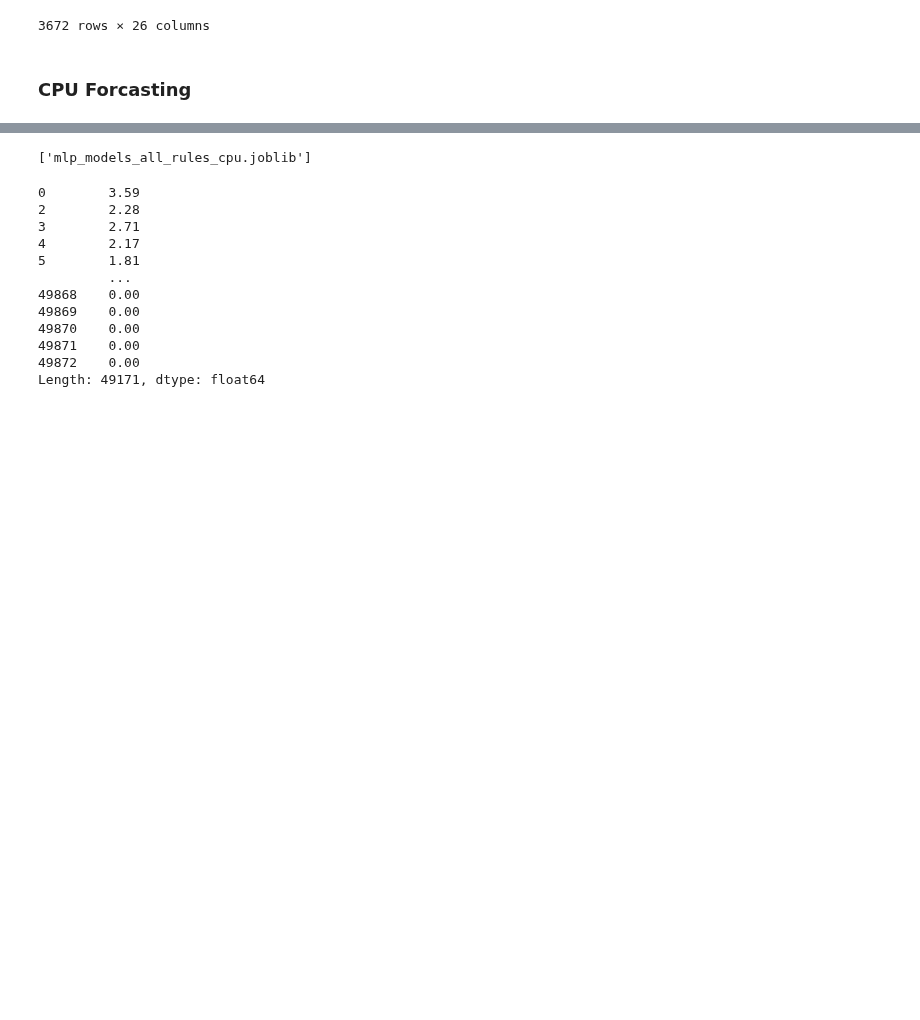
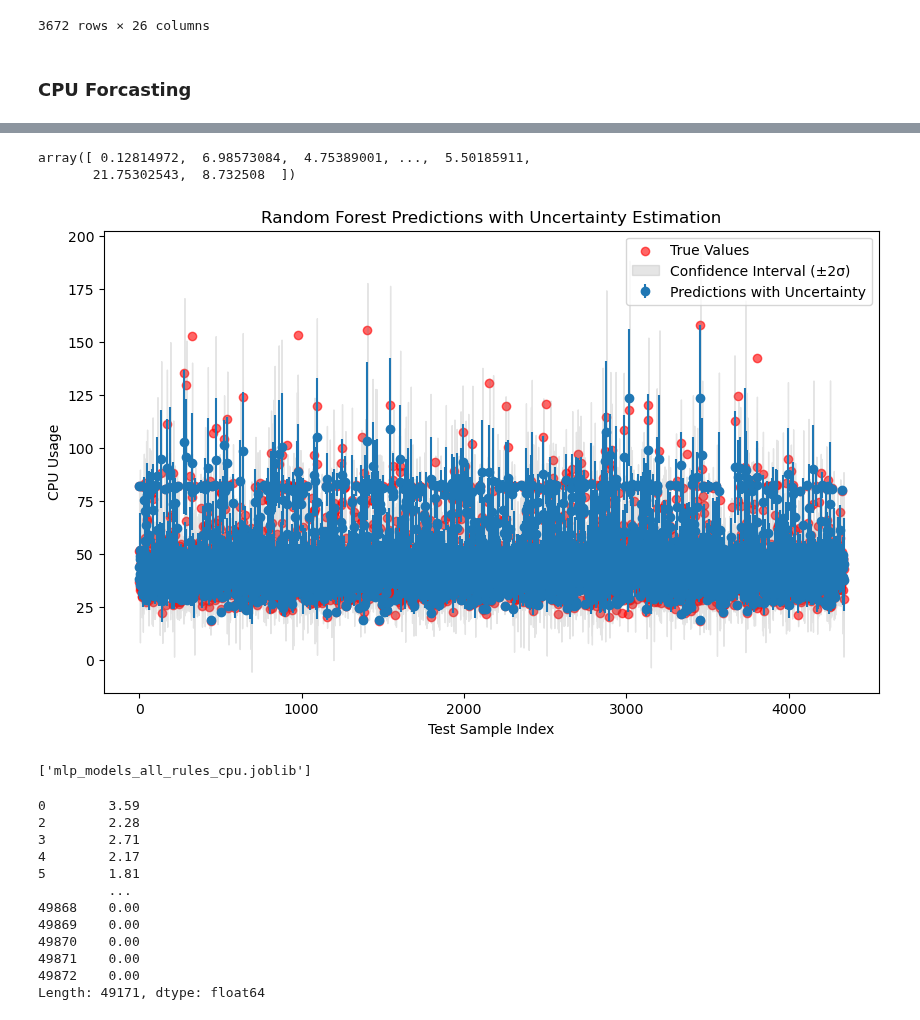
Before and after one commit to sapirani/GreenSecurityMeasurementAndOptimizationFramework, a Jupyter notebook: SplunkResearch/src/cpu_prediction_nb.ipynb, the cells around one changed output, grey strips where cells are left out. Cells and saved outputs as stored; diff of their text form; code cells hidden in the pictures; blank space fills up the shorter version.

```diff
--- a/SplunkResearch/src/cpu_prediction_nb.ipynb
+++ b/SplunkResearch/src/cpu_prediction_nb.ipynb
@@ -337,3 +323,29 @@ AttributeError: 'MLPRegressor' object has no attribute 'feature_importances_'
+# %%
+std_preds
+# %% [output]
+array([ 0.12814972,  6.98573084,  4.75389001, ...,  5.50185911,
+       21.75302543,  8.732508  ])
+# %%
+
+all_preds = np.array([tree.predict(X_test) for tree in regr.estimators_])
+
+# Mean prediction
+mean_preds = np.mean(all_preds, axis=0)
+
+# Standard deviation = uncertainty estimate
+std_preds = np.std(all_preds, axis=0)
+plt.figure(figsize=(10, 6))
+plt.errorbar(range(len(y_test)), mean_preds, yerr=std_preds, fmt='o', label='Predictions with Uncertainty')
+plt.scatter(range(len(y_test)), y_test, color='red', label='True Values', alpha=0.6)
+plt.fill_between(range(len(y_test)), mean_preds - 2*std_preds, mean_preds + 2*std_preds, color='gray', alpha=0.2, label='Confidence Interval (±2σ)')
+plt.xlabel('Test Sample Index')
+
+plt.ylabel('CPU Usage')
+plt.title('Random Forest Predictions with Uncertainty Estimation')
+plt.legend()
+plt.show()
+# %% [output]
+[figure, added]
 # %%
 joblib.dump(regr, f'mlp_models_all_rules_cpu.joblib', protocol=4)
 # %% [output]
```
Also changed, not shown: parts of 1 cell of this notebook, 15 other files.
